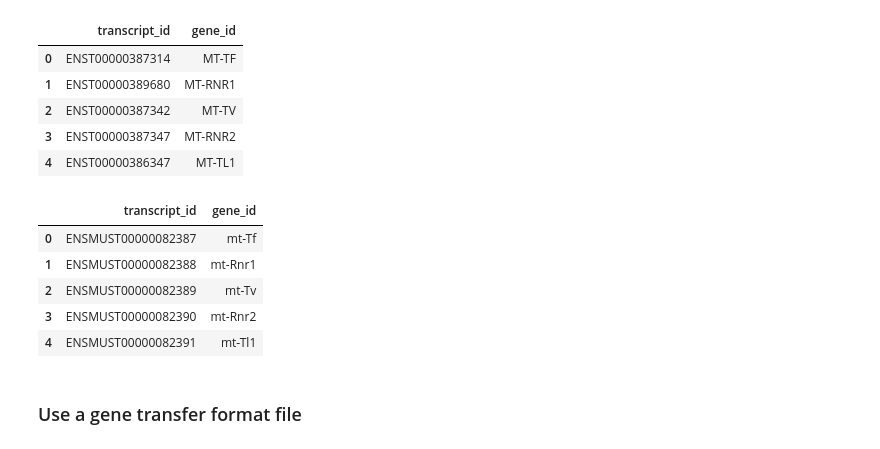
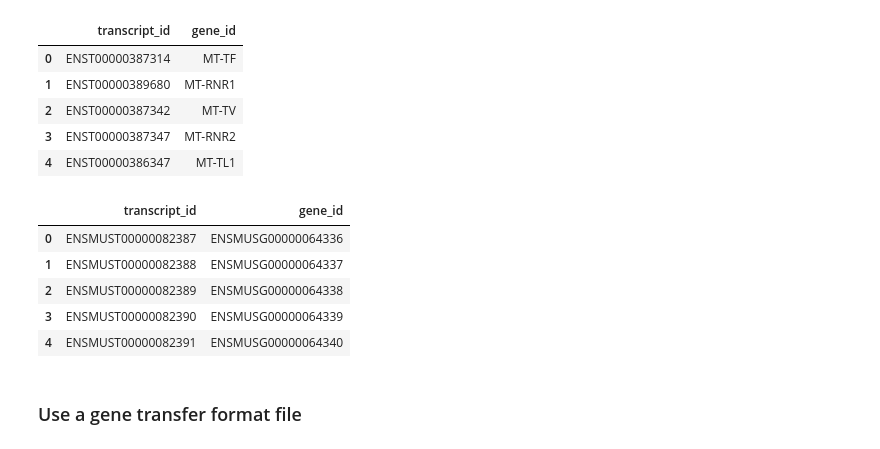
Before and after one commit to complextissue/pytximport, a Jupyter notebook: docs/source/example.ipynb, the cells around one changed output. Cells and saved outputs as stored; diff of their text form; code cells hidden in the pictures.

```diff
--- a/docs/source/example.ipynb
+++ b/docs/source/example.ipynb
@@ -23,15 +29,15 @@ transcript_gene_map_human.head(5)
 | 3 | ENST00000387347 | MT-RNR2 |
 | 4 | ENST00000386347 | MT-TL1 |
 # %%
-transcript_gene_map_mouse = create_transcript_to_gene_map("mouse", target_field="external_gene_name")
+transcript_gene_map_mouse = create_transcript_to_gene_map(species="mouse")
 transcript_gene_map_mouse.head(5)
 # %% [output]
 |  | transcript_id | gene_id |
-| 0 | ENSMUST00000082387 | mt-Tf |
-| 1 | ENSMUST00000082388 | mt-Rnr1 |
-| 2 | ENSMUST00000082389 | mt-Tv |
-| 3 | ENSMUST00000082390 | mt-Rnr2 |
-| 4 | ENSMUST00000082391 | mt-Tl1 |
+| 0 | ENSMUST00000082387 | ENSMUSG00000064336 |
+| 1 | ENSMUST00000082388 | ENSMUSG00000064337 |
+| 2 | ENSMUST00000082389 | ENSMUSG00000064338 |
+| 3 | ENSMUST00000082390 | ENSMUSG00000064339 |
+| 4 | ENSMUST00000082391 | ENSMUSG00000064340 |
 # %% [markdown]
 ### Use a gene transfer format file
 # %% [markdown]
```
Also changed, not shown: parts of 7 cells of this notebook, 4 other files.
